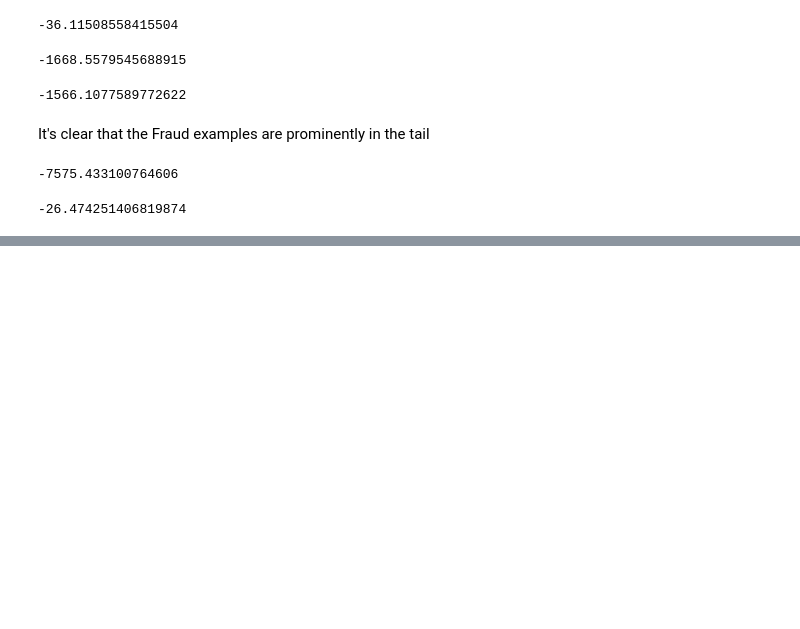
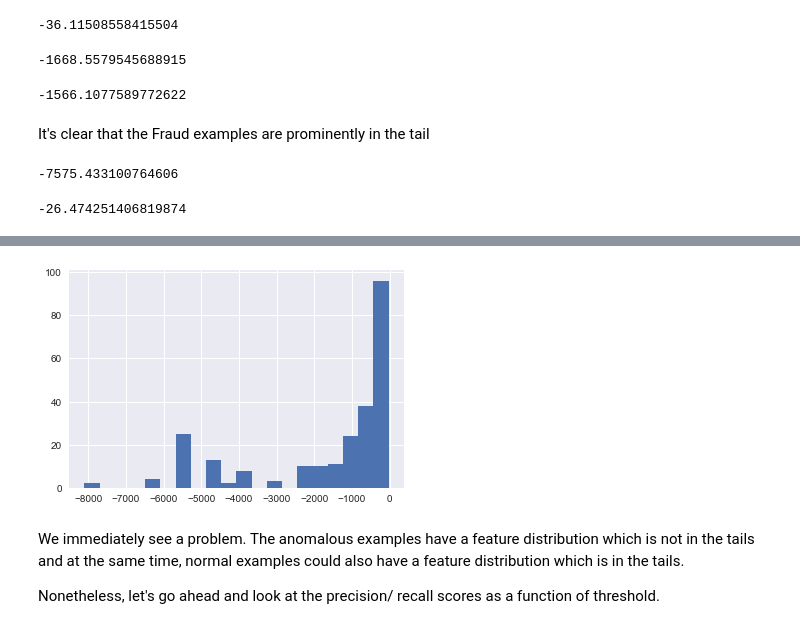
Before and after one commit to sushant2811/CreditCardFraudDetection, a Jupyter notebook: CCFraud-AnomalyDetection.ipynb, the cells around one changed output, grey strips where cells are left out. Cells and saved outputs as stored; diff of their text form; code cells hidden in the pictures; blank space fills up the shorter version.

```diff
--- a/CCFraud-AnomalyDetection.ipynb
+++ b/CCFraud-AnomalyDetection.ipynb
@@ -299,0 +308,8 @@ np.max(model.logpdf(FraudValidate.drop('Class', axis=1).values))
+# %%
+plt.hist(model.logpdf(FraudTest.drop('Class', axis=1).values), bins = 20);
+# %% [output]
+[figure, added]
+# %% [markdown]
+We immediately see a problem. The anomalous examples have a feature distribution which is not in the tails and at the same time, normal examples could also have a feature distribution which is in the tails.
+
+Nonetheless, let's go ahead and look at the precision/ recall scores as a function of threshold.
```
Also changed, not shown: parts of 2 cells of this notebook.
